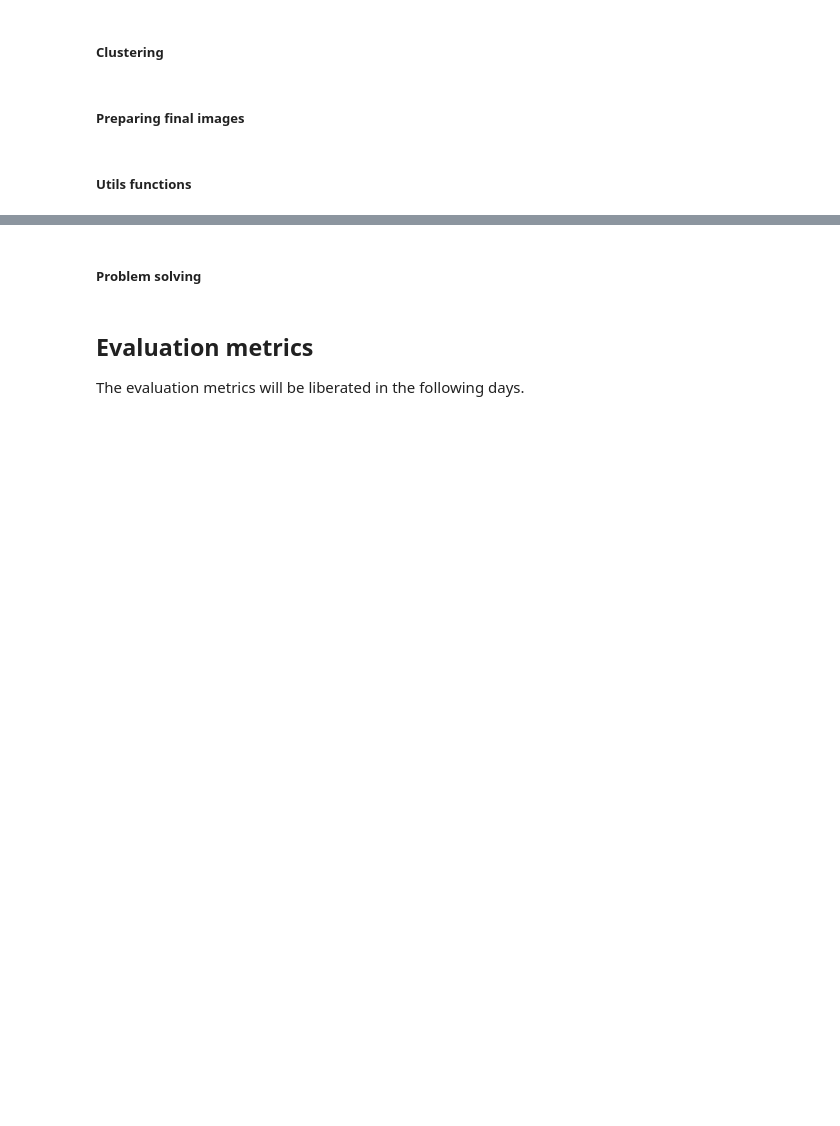
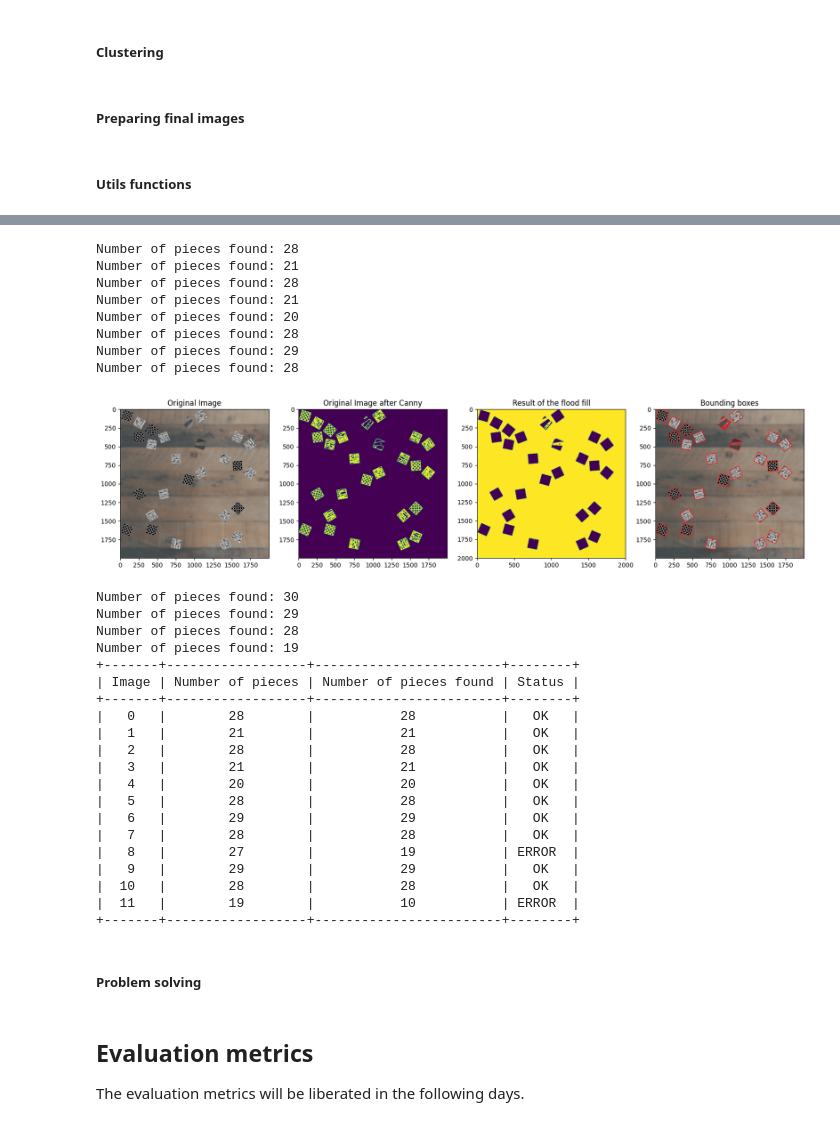
Before and after one commit to alessandrodalbesio/EPFL-image-analysis-and-pattern-recognition, a Jupyter notebook: project/project.ipynb, the cells around one changed output, grey strips where cells are left out. Cells and saved outputs as stored; diff of their text form; code cells hidden in the pictures; blank space fills up the shorter version.

Commit message:
Implementation of plots for the presentation

```diff
--- a/project/project.ipynb
+++ b/project/project.ipynb
@@ -267,27 +250,0 @@ def getBackground(image):
-# %%
-import cv2
-from skimage.segmentation import flood
-from skimage.transform import rotate
-
-def findSegments(image: np.ndarray) -> np.ndarray:
-    pass
-
-# Segmentation with contours
-def segmentation(image: np.ndarray) -> list[np.ndarray]:
-
-    # Apply canny edge detection
-    img_canny = cv2.Canny(image, 50, 200) # Binary image
-
-    # Apply dilation
-    kernel = np.ones((5,5), np.uint8)
-    img_canny = cv2.dilate(img_canny, kernel, iterations=1)
-
-    bc = getBackground(img_canny)
-
-    # Plot bc
-    plt.imshow(bc)
-    plt.show()
-# %%
-for i in range(1,11):
-    im = load_input_image(i)
-    segmentation(im)
@@ -305,3 +401,43 @@ for i in range(1,11):
+# %%
+import tabulate
+
+head = ["Image", "Number of pieces", "Number of pieces found", "Status"]
+body = []
+for i in range(0,12):
+    im = load_input_image(i)
+    images = segmentation(im, i == 8)
+    body.append([i, NUMBER_OF_PIECES[str(i)], len(images), "OK" if len(images) == NUMBER_OF_PIECES[str(i)] else "ERROR"])
+print(tabulate.tabulate(body, head, tablefmt="pretty"))
+# %% [output]
+Number of pieces found: 28
+Number of pieces found: 21
+Number of pieces found: 28
+Number of pieces found: 21
+Number of pieces found: 20
+Number of pieces found: 28
+Number of pieces found: 29
+Number of pieces found: 28
+[figure, added]
+Number of pieces found: 30
+Number of pieces found: 29
+Number of pieces found: 28
+Number of pieces found: 19
++-------+------------------+------------------------+--------+
+| Image | Number of pieces | Number of pieces found | Status |
++-------+------------------+------------------------+--------+
+|   0   |        28        |           28           |   OK   |
+|   1   |        21        |           21           |   OK   |
+|   2   |        28        |           28           |   OK   |
+|   3   |        21        |           21           |   OK   |
+|   4   |        20        |           20           |   OK   |
+|   5   |        28        |           28           |   OK   |
+|   6   |        29        |           29           |   OK   |
+|   7   |        28        |           28           |   OK   |
+|   8   |        27        |           19           | ERROR  |
+|   9   |        29        |           29           |   OK   |
+|  10   |        28        |           28           |   OK   |
+|  11   |        19        |           10           | ERROR  |
++-------+------------------+------------------------+--------+
 # %%
 def save_solution_puzzles(image_index: int, solved_puzzles: list[np.array], outliers: list[np.array], folder: str = DEFAULT_SAVE_FOLDER) -> None:
     """Description:
```
Also changed, not shown: parts of 3 cells of this notebook.
